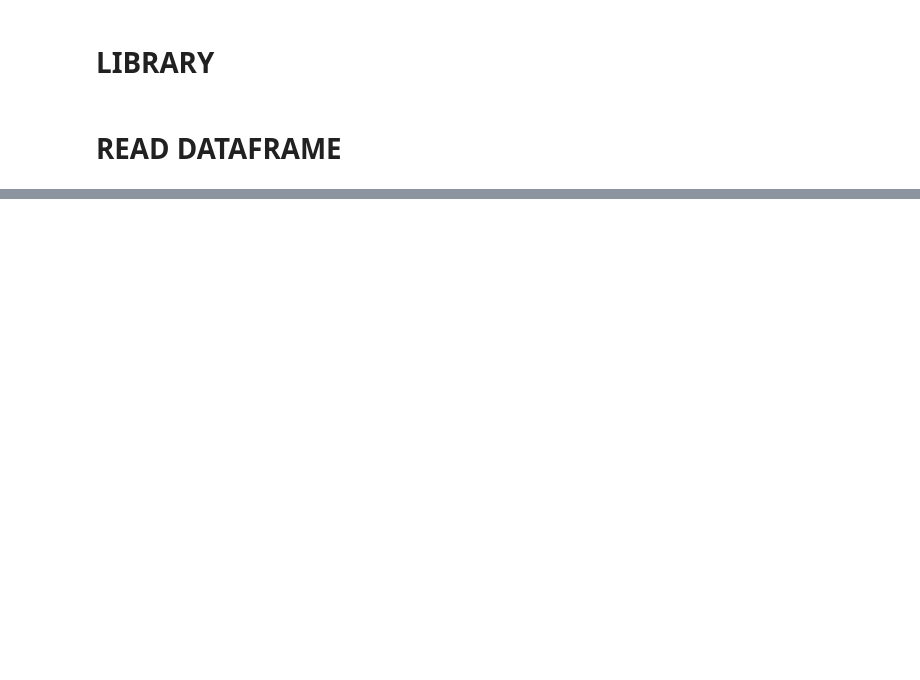
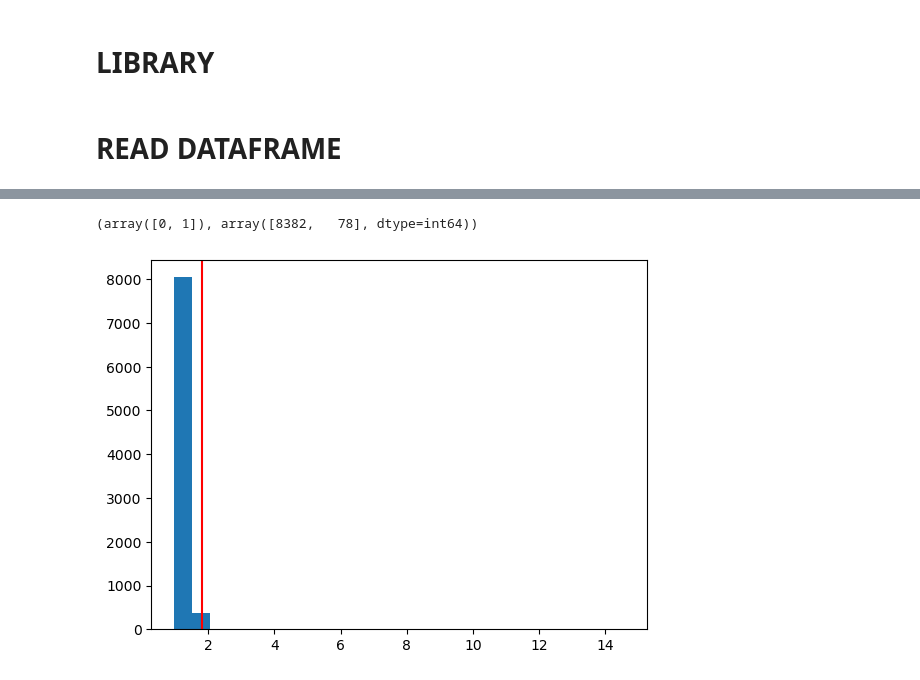
Before and after one commit to alicecalderini/DATAMINING_2-Project, a Jupyter notebook: 5.OUTLIER_DET/1.OUTLIER_DET.ipynb, the cells around one changed output, grey strips where cells are left out. Saved outputs shown, nothing was run; the diff lists cells and outputs as text; code cells hidden in the pictures; blank space fills up the shorter version.

```diff
--- a/5.OUTLIER_DET/1.OUTLIER_DET.ipynb
+++ b/5.OUTLIER_DET/1.OUTLIER_DET.ipynb
@@ -34,2 +36,0 @@ from sklearn.decomposition import PCA
-# %%
-clf = LOF(contamination=0.01, n_neighbors=256, metric='euclidean', n_jobs=-1)
@@ -35,0 +134,15 @@ clf = LOF(contamination=0.01, n_neighbors=256, metric='euclidean', n_jobs=-1)
+# %%
+clf = LOF(n_neighbors=200, metric= 'euclidean', contamination= 0.01)
+clf.fit(X)
+outliers = clf.predict(X)
+np.unique(outliers, return_counts=True)
+# %% [output]
+(array([0, 1]), array([8382,   78], dtype=int64))
+# %%
+df['lof'] = outliers
+df['lof_score']=clf.decision_scores_
+plt.hist(clf.decision_function(X), bins=25)
+plt.axvline(np.min(clf.decision_function(X)[np.where(outliers==1)]), c='r')
+plt.show()
+# %% [output]
+[figure, added]
```
Also changed, not shown: parts of 60 cells of this notebook, 4 other files.
